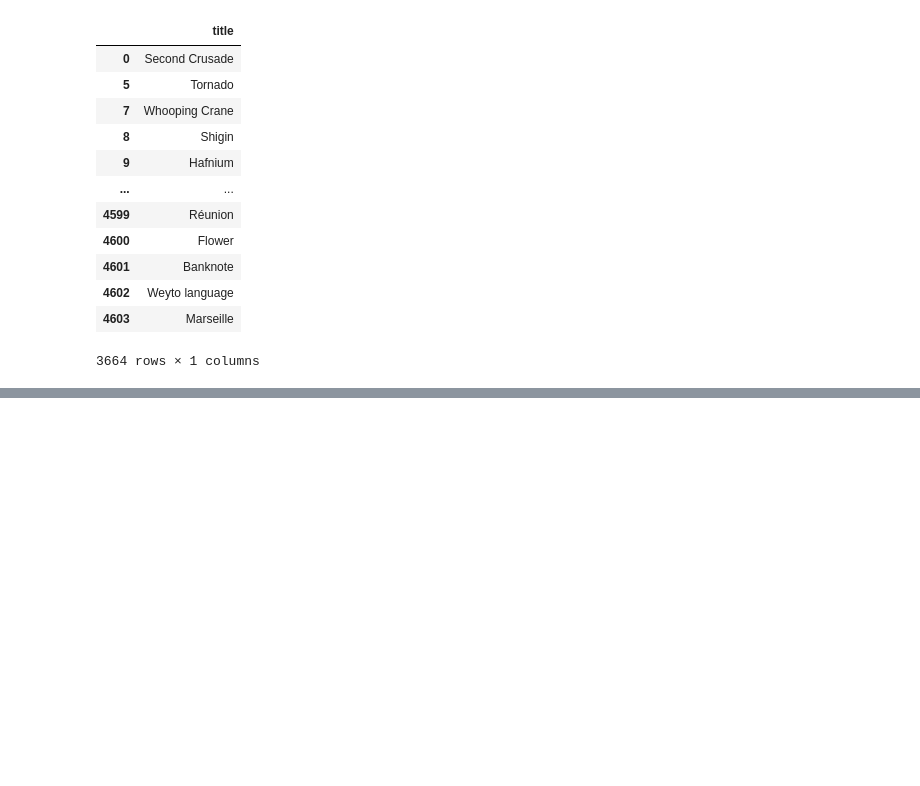
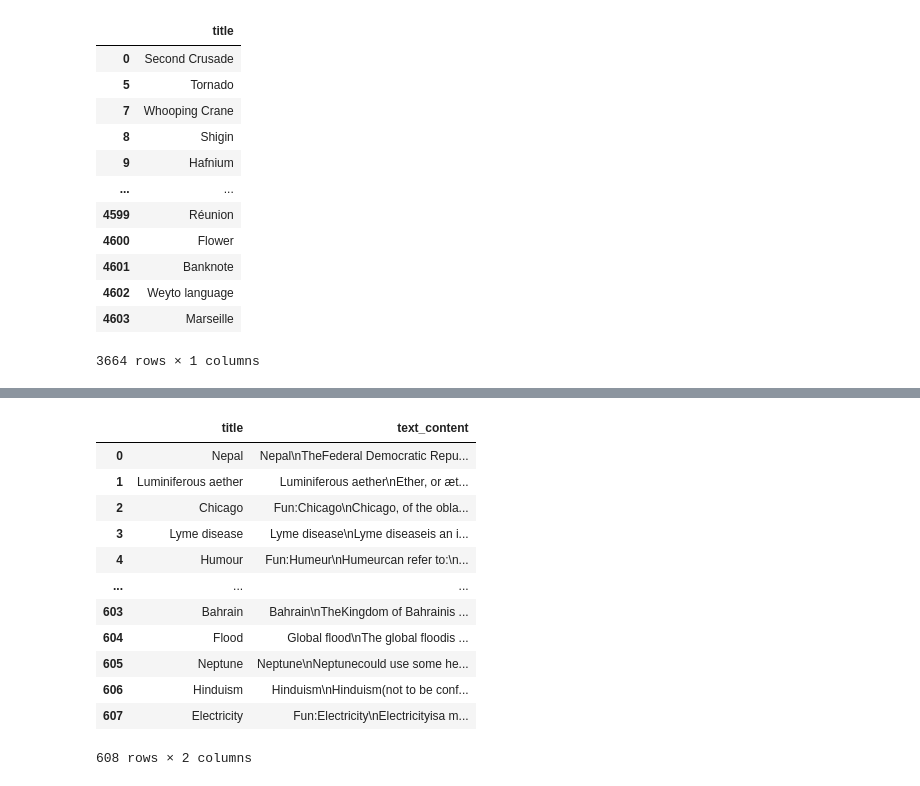
Before and after one commit to epfl-ada/ada-2023-project-miaoumiaou, a Jupyter notebook: data_from_the_web.ipynb, the cells around one changed output, grey strips where cells are left out. Saved outputs shown, nothing was run; the diff lists cells and outputs as text; code cells hidden in the pictures; blank space fills up the shorter version.

Commit message:
infogalactic scrap

```diff
--- a/data_from_the_web.ipynb
+++ b/data_from_the_web.ipynb
@@ -460,0 +584,12 @@ display(df_infogalactic_titles)
+# %%
+# Remove duplicates from both DataFrames
+df_infogalactic_titles = df_infogalactic_titles.drop_duplicates(subset='title')
+df_rationalwiki_articles = df_rationalwiki_articles.drop_duplicates(subset='title')
+
+# Now perform the merge
+common_titles_df = pd.merge(df_infogalactic_titles, df_rationalwiki_articles, on='title', how='inner')
+
+# Display the DataFrames and the length of the merged DataFrame
+display(df_rationalwiki_articles)
+display(common_titles_df)
+print(len(common_titles_df.title.unique()))
@@ -460,0 +679,19 @@ display(df_infogalactic_titles)
+# %%
+##WARNING this cell might take more than 120minutes to run
+df_infogalactic_articles = update_df_with_text_content(common_titles_df, 'infogalactic_articles.csv')
+# %%
+display(df_infogalactic_articles)
+# %% [output]
+|  | title | text_content |
+| 0 | Nepal | Nepal\nTheFederal Democratic Repu... |
+| 1 | Luminiferous aether | Luminiferous aether\nEther, or æt... |
+| 2 | Chicago | Fun:Chicago\nChicago, of the obla... |
+| 3 | Lyme disease | Lyme disease\nLyme diseaseis an i... |
+| 4 | Humour | Fun:Humeur\nHumeurcan refer to:\n... |
+| ... | ... | ... |
+| 603 | Bahrain | Bahrain\nTheKingdom of Bahrainis ... |
+| 604 | Flood | Global flood\nThe global floodis ... |
+| 605 | Neptune | Neptune\nNeptunecould use some he... |
+| 606 | Hinduism | Hinduism\nHinduism(not to be conf... |
+| 607 | Electricity | Fun:Electricity\nElectricityisa m... |
+608 rows × 2 columns
```
Also changed, not shown: parts of 5 cells of this notebook, 2 other files.
